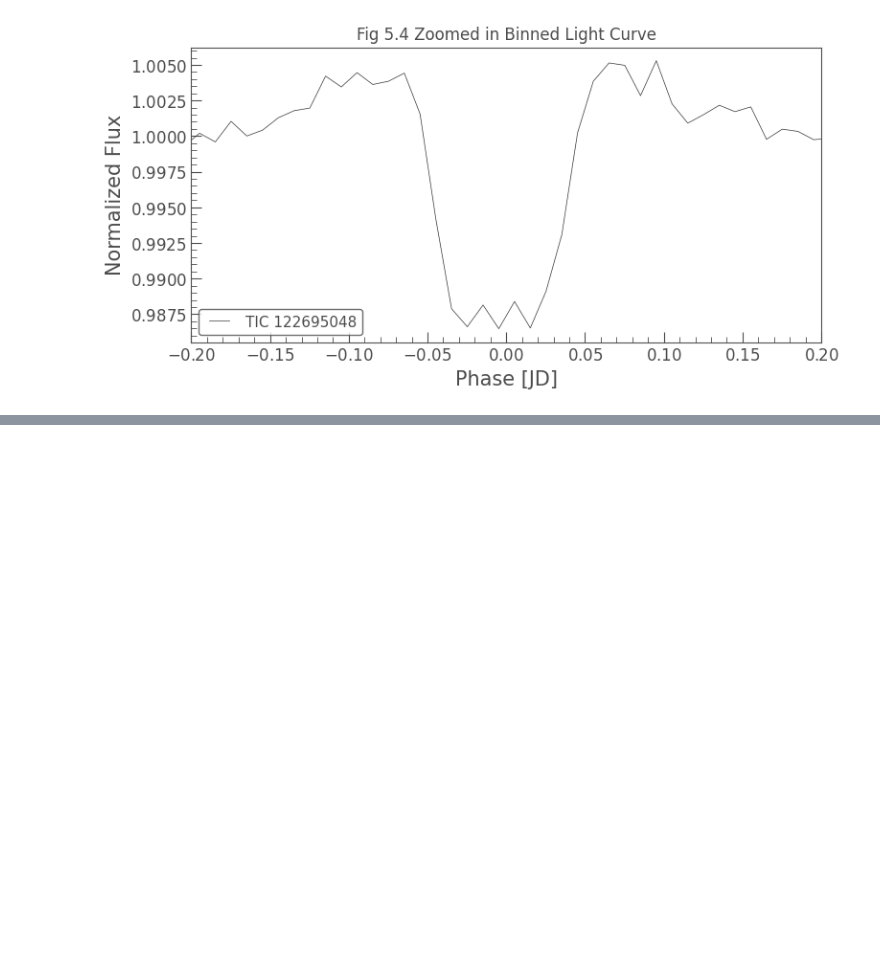
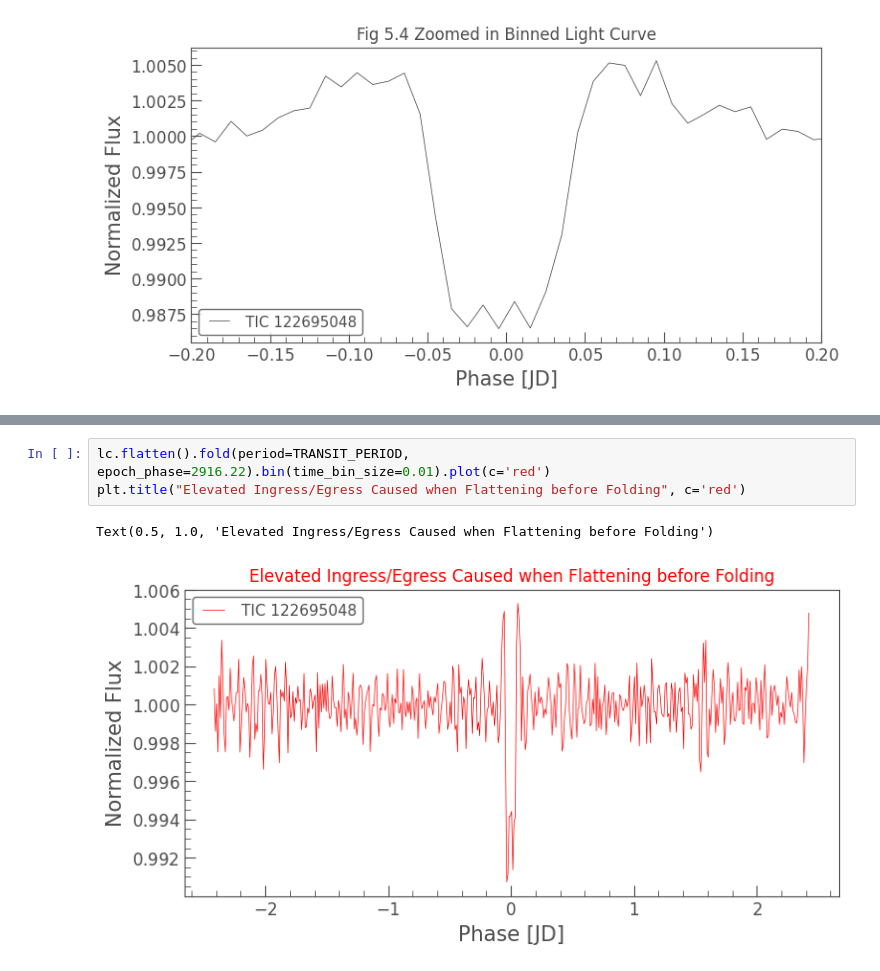
Before and after one commit to sophia268238/astronomy_ml, a Jupyter notebook: notebooks/TOI_3726.ipynb, the cells around one changed output, grey strips where cells are left out. Saved outputs shown, nothing was run; the diff lists cells and outputs as text; blank space fills up the shorter version.

```diff
--- a/notebooks/TOI_3726.ipynb
+++ b/notebooks/TOI_3726.ipynb
@@ -173,0 +229,6 @@ Text(0.5, 1.0, 'Fig 5.4 Zoomed in Binned Light Curve')
+# %%
+lc.flatten().fold(period=TRANSIT_PERIOD, epoch_phase=2916.22).bin(time_bin_size=0.01).plot(c='red')
+plt.title("Elevated Ingress/Egress Caused when Flattening before Folding", c='red')
+# %% [output]
+Text(0.5, 1.0, 'Elevated Ingress/Egress Caused when Flattening before Folding')
+[figure, added]
```
Also changed, not shown: parts of 11 cells of this notebook, 3 other files.
